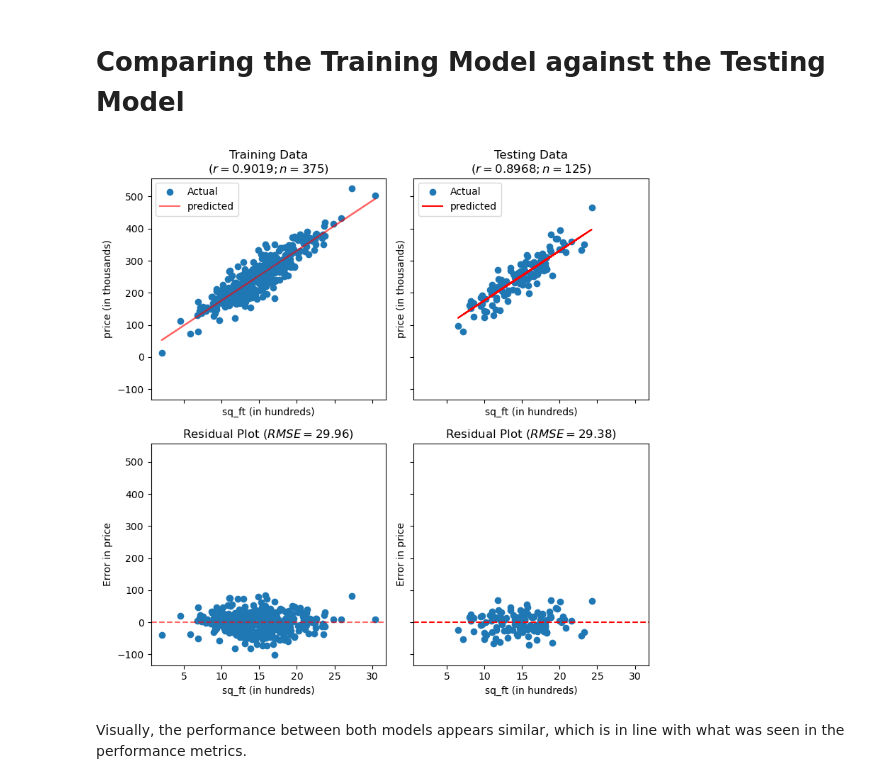
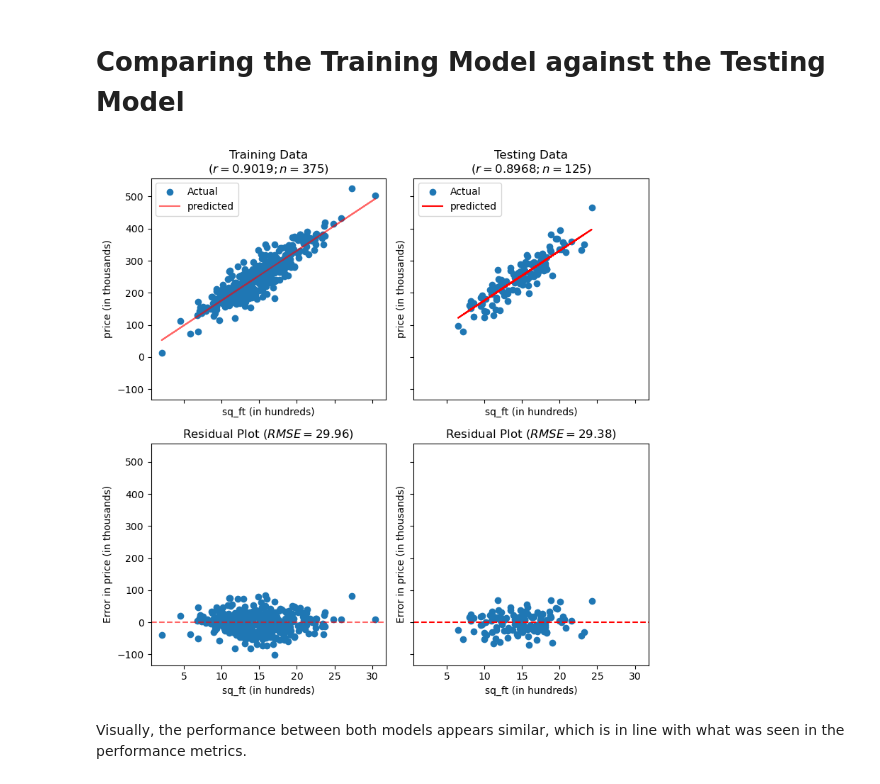
Before and after one commit to papir805/Stanford-ML-Class, a Jupyter notebook: notebooks/linear_regression.ipynb, the cells around one changed output. Drawn from its saved outputs; the diff is of its cells as text; code cells hidden in the pictures.

```diff
--- a/notebooks/linear_regression.ipynb
+++ b/notebooks/linear_regression.ipynb
@@ -40,13 +38,13 @@ df.head()
 | 4 | 13.46 | 234.13 |
 # %%
 # Store label names for x and y
-x_label = 'sq_ft'
-y_label = 'price'
+x_label = 'sq_ft (in hundreds)'
+y_label = 'price (in thousands)'
 
 # Store other names for later to evaluate
 # the accuracy of the model
-y_true = 'true_price'
-y_predicted = 'predicted_price'
+y_true = 'true_price (in thousands)'
+y_predicted = 'predicted_price (in thousands)'
 # %% [markdown]
 ## Visualizing the Data
 # %%
@@ -375,46 +377,46 @@ ax[0,0].scatter(X_train, y_train, label='Actual')
 ax[0,0].plot(X_train, training_predictions, color='r', label='predicted', alpha=0.6)
 
 ax[0,0].set_title(f'Training Data\n($r={train_r_value:.4f}; n={train_sample_size})$')
-ax[0,0].set_xlabel(x_label + ' (in hundreds)')
-ax[0,0].set_ylabel(y_label + ' (in thousands)')
+ax[0,0].set_xlabel(x_label)
+ax[0,0].set_ylabel(y_label)
 ax[0,0].legend()
 
 ## Bottom left axis - Scatter plot of training residuals
 ax[1,0].scatter(X_train, training_residuals, label='Actual')
 
 ## Bottom left axis - Horizontal Line representing zero residual
 ax[1,0].axhline(0, color='r', linestyle='--', alpha=0.6)
 
-ax[1,0].set_xlabel(x_label + ' (in hundreds)')
+ax[1,0].set_xlabel(x_label)
 ax[1,0].set_ylabel(f'Error in {y_label}')
 ax[1,0].set_title(f'Residual Plot ($RMSE={training_rmse:.2f})$')
 
 # Graphing Testing Data
 
 ## Top right axis - Scatter plot of testing data
 ax[0,1].scatter(X_test, y_test, label='Actual')
 
 ## Top right axis - Linear model's trend line
 ax[0,1].plot(X_test, test_predictions, color='r', label='predicted')
 
 ax[0,1].set_title(f'Testing Data\n($r={test_r_value:.4f}; n={test_sample_size})$')
-ax[0,1].set_xlabel(x_label + ' (in hundreds)')
-ax[0,1].set_ylabel(y_label + ' (in thousands)')
+ax[0,1].set_xlabel(x_label)
+ax[0,1].set_ylabel(y_label)
 ax[0,1].legend()
 
 ## Bottom right axis - Scatter plot of testing residuals
 ax[1,1].scatter(X_test, test_residuals, label='Actual')
 
 ## Bottom right axis - Horizontal line representing zero residual
 ax[1,1].axhline(0, color='r', linestyle='--')
 
 ax[1,1].set_title(f'Residual Plot ($RMSE={testing_rmse:.2f})$')
-ax[1,1].set_xlabel(x_label + ' (in hundreds)')
+ax[1,1].set_xlabel(x_label)
 ax[1,1].set_ylabel(f'Error in {y_label}')
 
 plt.tight_layout()
 # %% [output]
-[figure, old version]
+[figure, new version]
 # %% [markdown]
 Visually, the performance between both models appears similar, which is in line with what was seen in the performance metrics.
 # %% [markdown]
```
Also changed, not shown: parts of 15 cells of this notebook, 1 other file.
